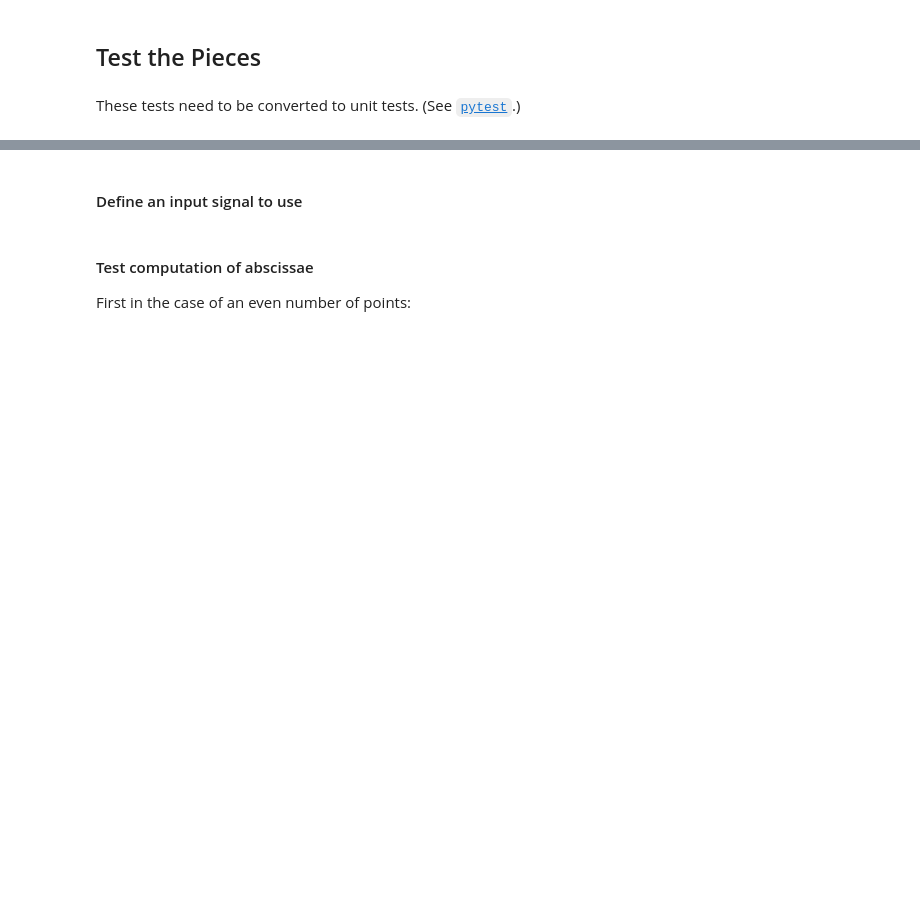
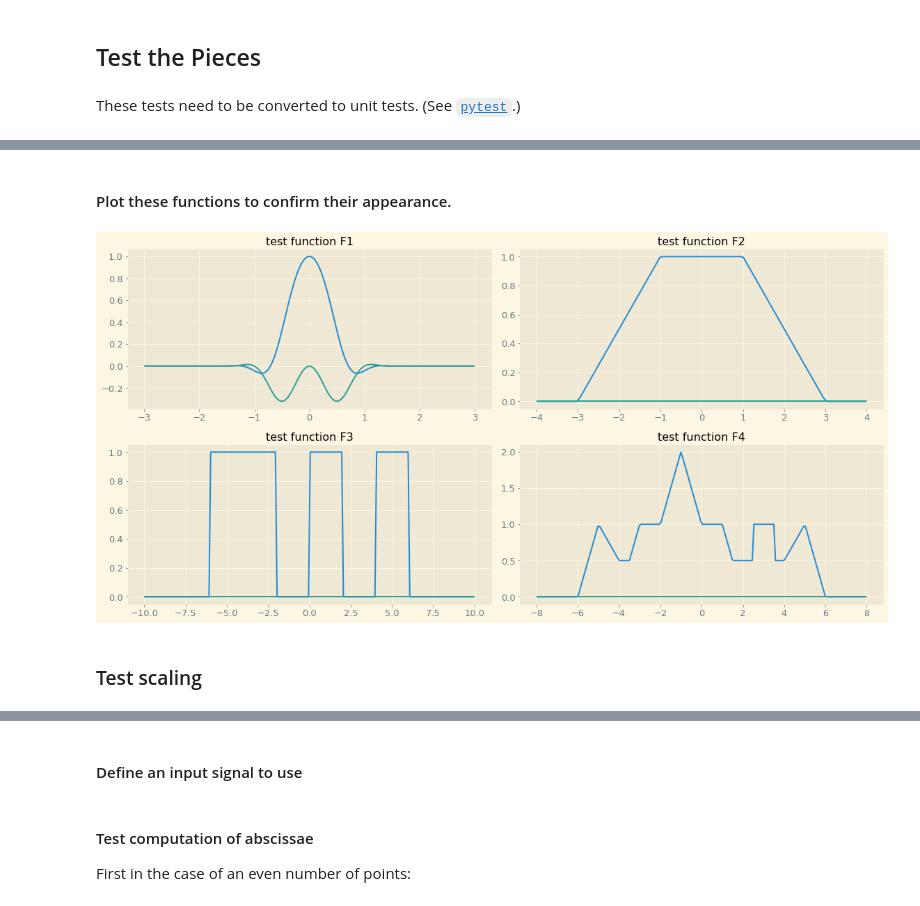
Before and after one commit to radiasoft/rslight, a Jupyter notebook: LCT/FastLCT.ipynb, the cells around one changed output, grey strips where cells are left out. Cells and saved outputs as stored; diff of their text form; code cells hidden in the pictures; blank space fills up the shorter version.

```diff
--- a/LCT/FastLCT.ipynb
+++ b/LCT/FastLCT.ipynb
@@ -466,0 +628,58 @@ These tests need to be converted to unit tests. (See [`pytest`](https://docs.pyt
+# %% [markdown]
+#### Plot these functions to confirm their appearance.
+# %%
+uvals1 = np.linspace(-3, 3, 100)
+tvals1 = testFn1(uvals1)
+# %%
+uvals2 = np.linspace(-5, 5, 100)
+tvals2 = testFn2(uvals2)
+# %%
+uvals3 = np.linspace(-8, 8, 200)
+tvals3 = testFn3(uvals3)
+# %%
+uvals4 = np.linspace(-8, 8, 200)
+tvals4 = [ testFn4(u) for u in uvals4 ]
+# %%
+n_cols = 2
+n_rows = 2
+sz_h = 8
+sz_v = 4
+buf = 0.20
+
+plt.figure(figsize = (sz_h * n_cols, sz_v * n_rows))
+idx = 0
+
+idx += 1
+ax = plt.subplot(n_rows, n_cols, idx)
+plt.plot(uvals1, np.real(tvals1), '-C0')
+plt.plot(uvals1, np.imag(tvals1), '-C1')
+plt.title(r'test function F1')
+plt.tight_layout()
+
+idx += 1
+ax = plt.subplot(n_rows, n_cols, idx)
+plt.plot(uvals2, np.real(tvals2), '-C0')
+plt.plot(uvals2, np.imag(tvals2), '-C1')
+plt.title(r'test function F2')
+plt.tight_layout()
+
+idx += 1
+ax = plt.subplot(n_rows, n_cols, idx)
+plt.plot(uvals3, np.real(tvals3), '-C0')
+plt.plot(uvals3, np.imag(tvals3), '-C1')
+plt.title(r'test function F3')
+plt.tight_layout()
+
+idx += 1
+ax = plt.subplot(n_rows, n_cols, idx)
+plt.plot(uvals4, np.real(tvals4), '-C0')
+plt.plot(uvals4, np.imag(tvals4), '-C1')
+plt.title(r'test function F4')
+plt.tight_layout()
+
+# plt.savefig('PSR_Twiss.png')
+plt.show()
+# %% [output]
+[figure, added]
+# %% [markdown]
+### Test scaling
```
Also changed, not shown: parts of 89 cells of this notebook.
